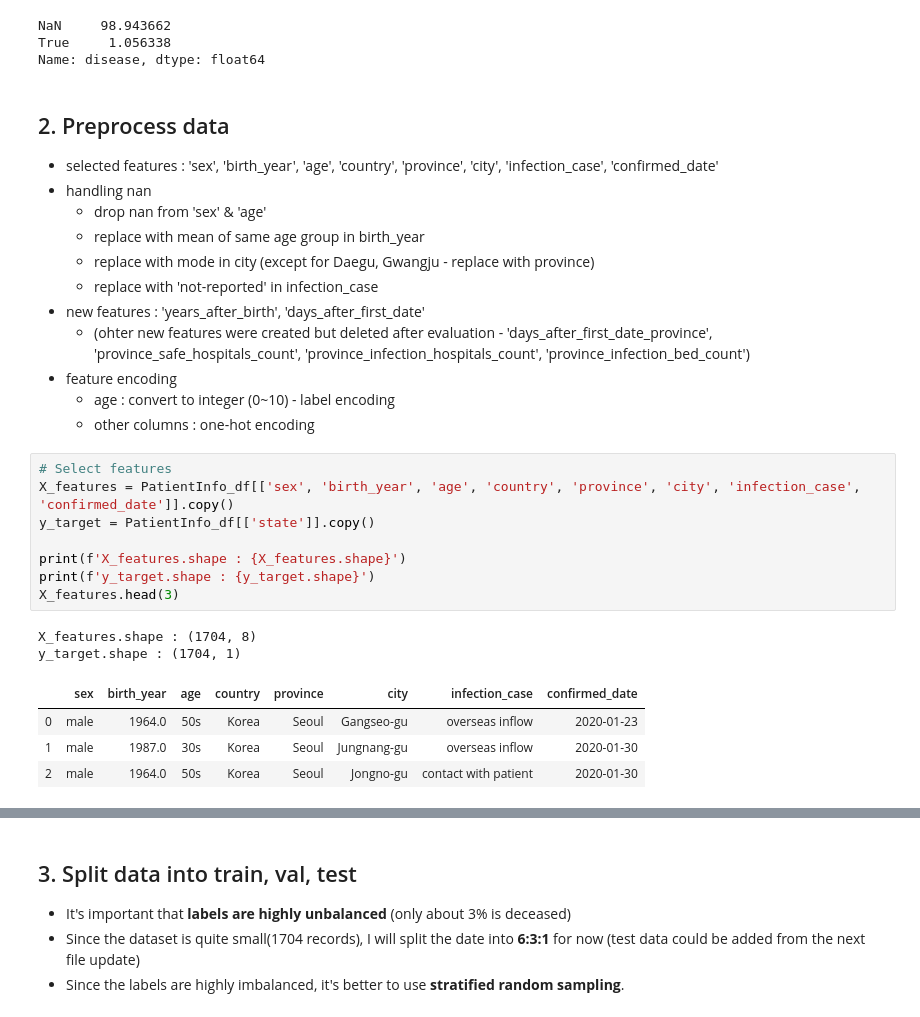
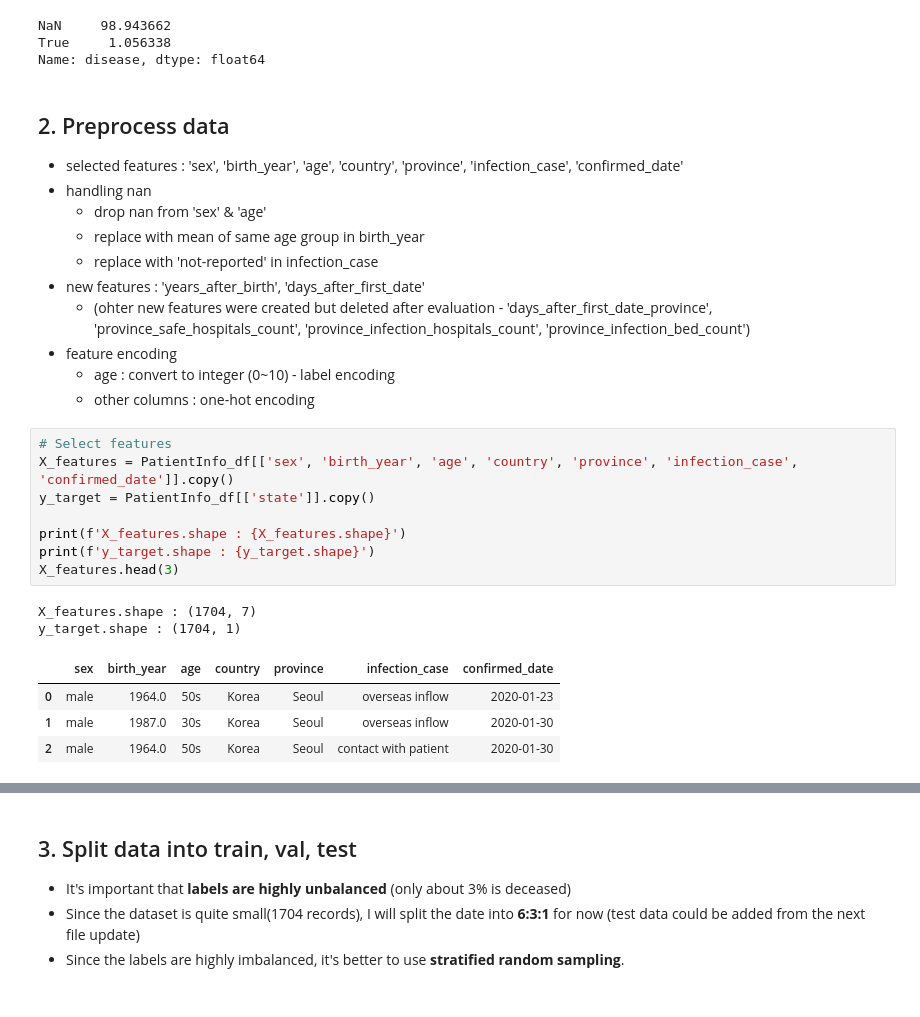
Before and after one commit to sam351/competitions, a Jupyter notebook: dacon_covid-19/ML/COVID_ML_03_XGBoost.ipynb, the cells around one changed output, grey strips where cells are left out. Saved outputs shown, nothing was run; the diff lists cells and outputs as text.

```diff
--- a/dacon_covid-19/ML/COVID_ML_03_XGBoost.ipynb
+++ b/dacon_covid-19/ML/COVID_ML_03_XGBoost.ipynb
@@ -50,11 +52,10 @@ True     1.056338
 Name: disease, dtype: float64
 # %% [markdown]
 ## 2. Preprocess data
-- selected features : 'sex', 'birth_year', 'age', 'country', 'province', 'city', 'infection_case', 'confirmed_date'
+- selected features : 'sex', 'birth_year', 'age', 'country', 'province', 'infection_case', 'confirmed_date'
 - handling nan
     - drop nan from 'sex' & 'age'
     - replace with mean of same age group in birth_year
-    - replace with mode in city (except for Daegu, Gwangju - replace with province)
     - replace with 'not-reported' in infection_case
 - new features : 'years_after_birth', 'days_after_first_date'
     - (ohter new features were created but deleted after evaluation - 'days_after_first_date_province', 'province_safe_hospitals_count', 'province_infection_hospitals_count', 'province_infection_bed_count')
@@ -63,19 +64,19 @@ Name: disease, dtype: float64
     - other columns : one-hot encoding
 # %%
 # Select features
-X_features = PatientInfo_df[['sex', 'birth_year', 'age', 'country', 'province', 'city', 'infection_case', 'confirmed_date']].copy()
+X_features = PatientInfo_df[['sex', 'birth_year', 'age', 'country', 'province', 'infection_case', 'confirmed_date']].copy()
 y_target = PatientInfo_df[['state']].copy()
 
 print(f'X_features.shape : {X_features.shape}')
 print(f'y_target.shape : {y_target.shape}')
 X_features.head(3)
 # %% [output]
-X_features.shape : (1704, 8)
+X_features.shape : (1704, 7)
 y_target.shape : (1704, 1)
-|  | sex | birth_year | age | country | province | city | infection_case | confirmed_date |
-| 0 | male | 1964.0 | 50s | Korea | Seoul | Gangseo-gu | overseas inflow | 2020-01-23 |
-| 1 | male | 1987.0 | 30s | Korea | Seoul | Jungnang-gu | overseas inflow | 2020-01-30 |
-| 2 | male | 1964.0 | 50s | Korea | Seoul | Jongno-gu | contact with patient | 2020-01-30 |
+|  | sex | birth_year | age | country | province | infection_case | confirmed_date |
+| 0 | male | 1964.0 | 50s | Korea | Seoul | overseas inflow | 2020-01-23 |
+| 1 | male | 1987.0 | 30s | Korea | Seoul | overseas inflow | 2020-01-30 |
+| 2 | male | 1964.0 | 50s | Korea | Seoul | contact with patient | 2020-01-30 |
 # %%
 print('\n<< no of nan table (before handling) >>')
 print(X_features.isna().sum())
```
Also changed, not shown: parts of 6 cells of this notebook.
